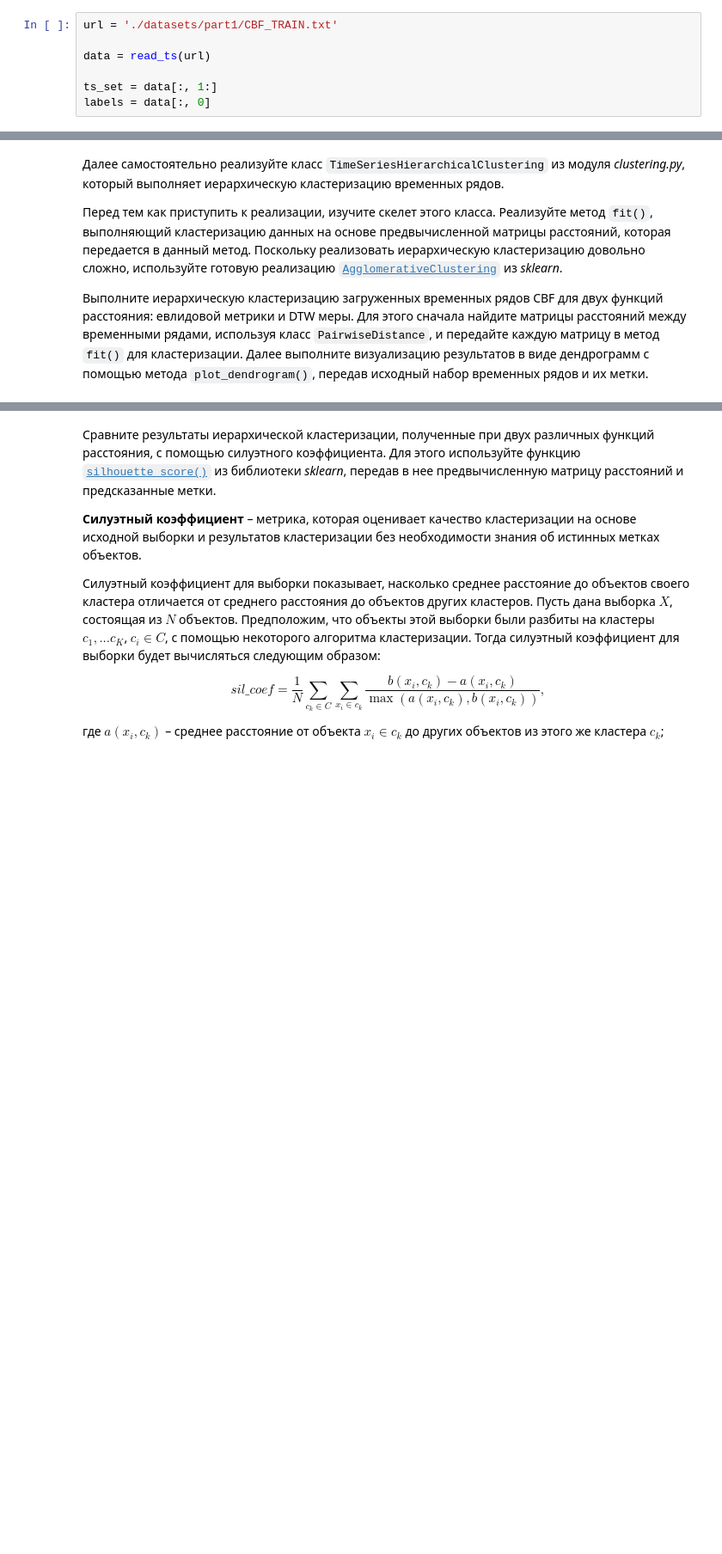
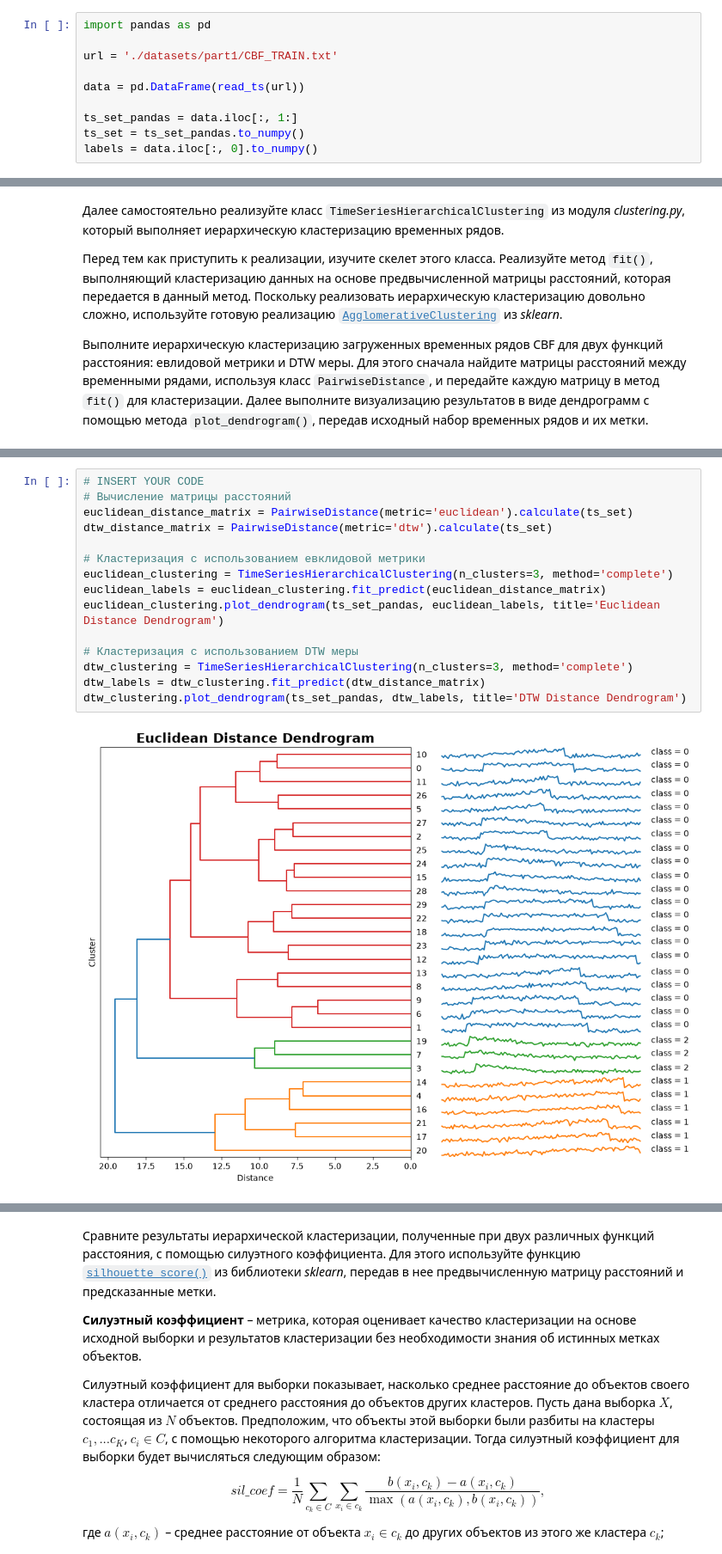
Before and after one commit to susu-uploads/AFTSAIM-2026, a Jupyter notebook: practice/practice-1-basics/01 Basics - БабушкинМВ.ipynb, the cells around one changed output, grey strips where cells are left out. Shown at 86% size. Drawn from its saved outputs; the diff is of its cells as text; blank space fills up the shorter version.

Commit message:
feat(practice-1): import and verify Telegram solution

```diff
--- a/practice/practice-1-basics/01 Basics - БабушкинМВ.ipynb
+++ b/practice/practice-1-basics/01 Basics - БабушкинМВ.ipynb
@@ -169,11 +160,14 @@ dtw
 
 Для этого сначала загрузите набор временных рядов CBF из файла *CBF_TRAIN.txt*, который располагается в директории *./datasets/part1*. Каждая строка данного файла содержит целевую переменную (класс: 0, 1 или 2) в первом столбце и временной ряд в остальных столбцах. Набор CBF является синтетическим и включает в себя 30 временных рядов,  каждый из которых принадлежит к одному из трех классов.
 # %%
+import pandas as pd
+
 url = './datasets/part1/CBF_TRAIN.txt'
 
-data = read_ts(url)
+data = pd.DataFrame(read_ts(url))
 
-ts_set = data[:, 1:]
-labels = data[:, 0]
+ts_set_pandas = data.iloc[:, 1:]
+ts_set = ts_set_pandas.to_numpy()
+labels = data.iloc[:, 0].to_numpy()
 # %% [markdown]
 Выполните визуализацию по одному временному ряду из каждого класса. Для этого используйте функцию `plot_ts()` из модуля *plots.py*.
@@ -204,0 +191,17 @@ for metric in ('euclidean', 'dtw'):
+# %%
+# INSERT YOUR CODE
+# Вычисление матрицы расстояний
+euclidean_distance_matrix = PairwiseDistance(metric='euclidean').calculate(ts_set)
+dtw_distance_matrix = PairwiseDistance(metric='dtw').calculate(ts_set)
+
+# Кластеризация с использованием евклидовой метрики
+euclidean_clustering = TimeSeriesHierarchicalClustering(n_clusters=3, method='complete')
+euclidean_labels = euclidean_clustering.fit_predict(euclidean_distance_matrix)
+euclidean_clustering.plot_dendrogram(ts_set_pandas, euclidean_labels, title='Euclidean Distance Dendrogram')
+
+# Кластеризация с использованием DTW меры
+dtw_clustering = TimeSeriesHierarchicalClustering(n_clusters=3, method='complete')
+dtw_labels = dtw_clustering.fit_predict(dtw_distance_matrix)
+dtw_clustering.plot_dendrogram(ts_set_pandas, dtw_labels, title='DTW Distance Dendrogram')
+# %% [output]
+[figure, added]
```
Also changed, not shown: parts of 44 cells of this notebook, 2 other files.
